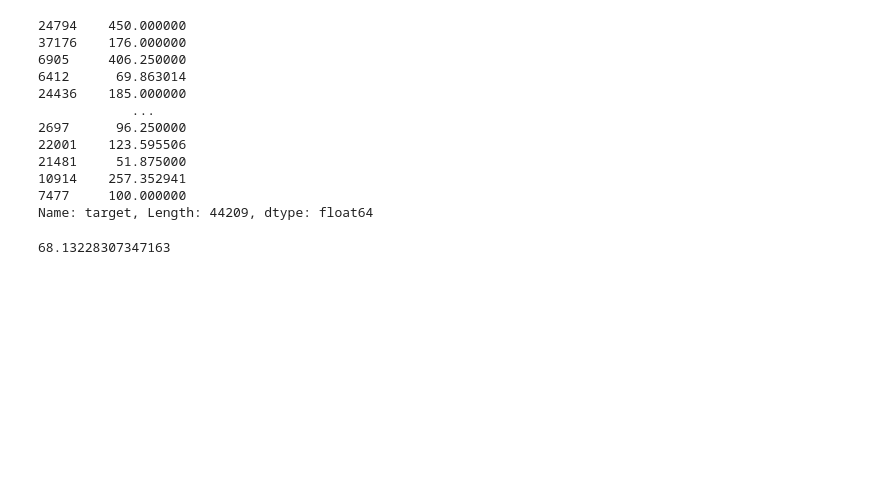
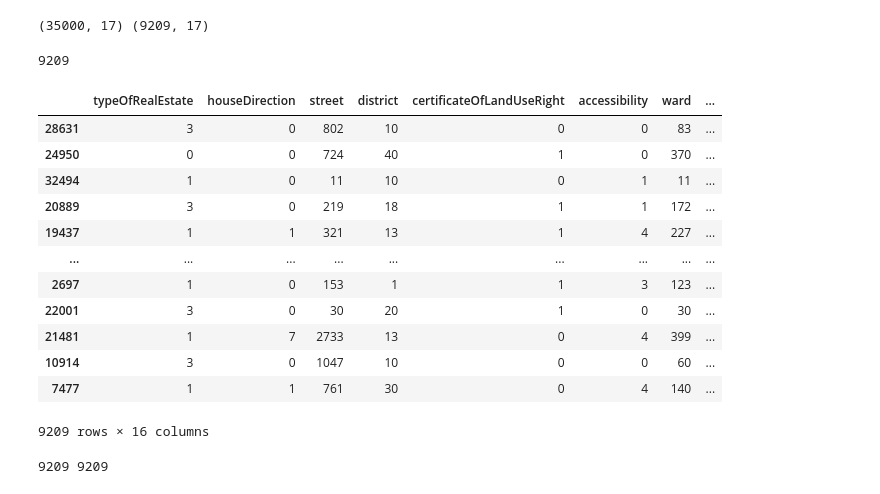
Before and after one commit to JJLEE-20194099/datn-notebook-eda, a Jupyter notebook: all.ipynb, the cells around one changed output. Cells and saved outputs as stored; diff of their text form; code cells hidden in the pictures; blank space fills up the shorter version.

```diff
--- a/all.ipynb
+++ b/all.ipynb
@@ -18,6 +45,10 @@ full_df = pd.concat([df, target_df['target']], axis = 1)
 # %%
-train_df = full_df.iloc[:-35000]
-test_df = full_df.iloc[-35000:]
+train_df = full_df.iloc[:35000]
+test_df = full_df.iloc[35000:]
+
+print(train_df.shape, test_df.shape)
+# %% [output]
+(35000, 17) (9209, 17)
 # %%
 def train_test_split_by_col(train_df, test_df, X_cols, y_col):
     X_train, X_test, y_train, y_test = train_df[X_cols], test_df[X_cols], train_df[y_col], test_df[y_col]
@@ -33,24 +61,20 @@ y_pred_test = load_model.predict(X_test)
-# %%
-full_df[target_feature]
-# %% [output]
-24794    450.000000
-37176    176.000000
-6905     406.250000
-6412      69.863014
-24436    185.000000
-            ...
-2697      96.250000
-22001    123.595506
-21481     51.875000
-10914    257.352941
-7477     100.000000
-Name: target, Length: 44209, dtype: float64
-# %%
-from sklearn.metrics import mean_squared_error
-
-def rmse(y_pred_test, y_test):
-    return mean_squared_error(y_test, y_pred_test, squared = False)
-
-rmse(y_pred_test, y_test)
-# %% [output]
-68.13228307347163
+# %%
+len(y_test)
+# %% [output]
+9209
+# %%
+X_test
+# %% [output]
+|  | typeOfRealEstate | houseDirection | street | district | certificateOfLandUseRight | accessibility | ward | ... |
+| 28631 | 3 | 0 | 802 | 10 | 0 | 0 | 83 | ... |
+| 24950 | 0 | 0 | 724 | 40 | 1 | 0 | 370 | ... |
+| 32494 | 1 | 0 | 11 | 10 | 0 | 1 | 11 | ... |
+| 20889 | 3 | 0 | 219 | 18 | 1 | 1 | 172 | ... |
+| 19437 | 1 | 1 | 321 | 13 | 1 | 4 | 227 | ... |
+| ... | ... | ... | ... | ... | ... | ... | ... | ... |
+| 2697 | 1 | 0 | 153 | 1 | 1 | 3 | 123 | ... |
+| 22001 | 3 | 0 | 30 | 20 | 1 | 0 | 30 | ... |
+| 21481 | 1 | 7 | 2733 | 13 | 0 | 4 | 399 | ... |
+| 10914 | 3 | 0 | 1047 | 10 | 0 | 0 | 60 | ... |
+| 7477 | 1 | 1 | 761 | 30 | 0 | 4 | 140 | ... |
+9209 rows × 16 columns
@@ -56,0 +85,9 @@ rmse(y_pred_test, y_test)
+# %%
+import math
+
+# y_pred_test = [math.e ** item for item in load_model.predict(X_test)]
+y_pred_test = [item for item in load_model.predict(X_test)]
+
+print(len(y_pred_test), len(y_test))
+# %% [output]
+9209 9209
```
Also changed, not shown: parts of 26 cells of this notebook, 34 other files.
